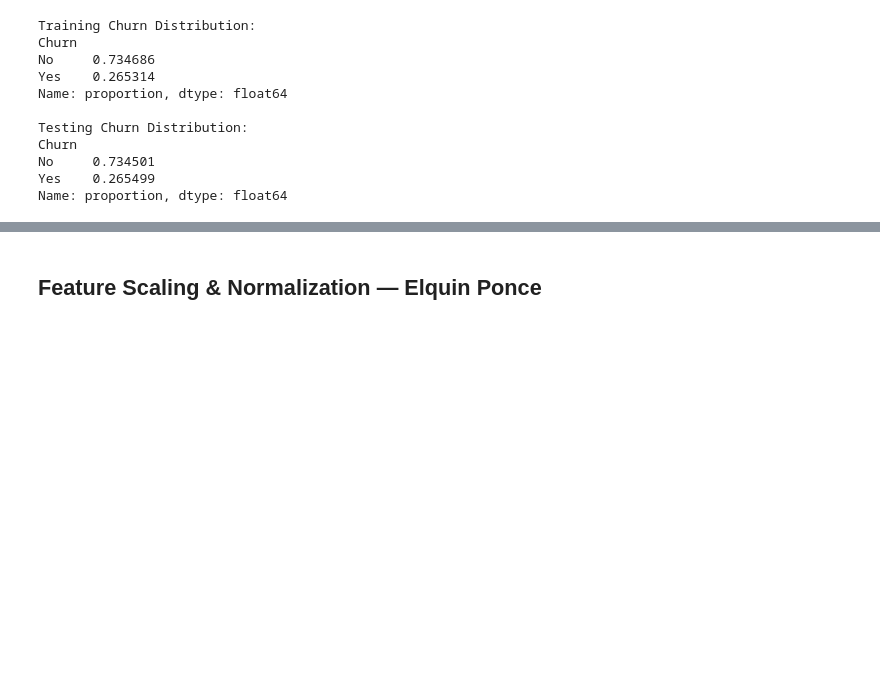
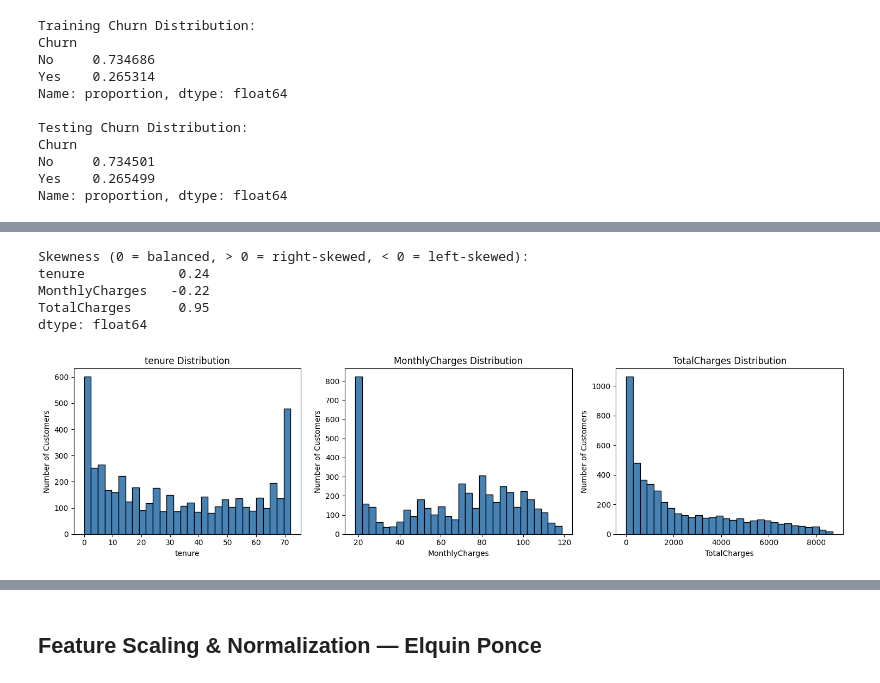
Before and after one commit to lenhofda/ML-Final-Project, a Jupyter notebook: Telecon_Customer_Churn_Project.ipynb, the cells around one changed output, grey strips where cells are left out. Cells and saved outputs as stored; diff of their text form; code cells hidden in the pictures; blank space fills up the shorter version.

```diff
--- a/Telecon_Customer_Churn_Project.ipynb
+++ b/Telecon_Customer_Churn_Project.ipynb
@@ -58,0 +87,8 @@ Name: proportion, dtype: float64
+# %%
+# Step 2: Summary statistics for numeric features
+# SeniorCitizen is only 0 or 1, so we treat it as a category.
+numeric_features = ["tenure", "MonthlyCharges", "TotalCharges"]
+
+# This shows the count, mean, standard deviation, minimum, quartiles, and maximum.
+print("Summary statistics (numeric features):")
+print(train_data[numeric_features].describe().round(2))
@@ -58,0 +169,22 @@ Name: proportion, dtype: float64
+# %%
+# Step 5: Distributions of numeric features
+# This shows the skewness of each column. Near 0 means balanced, above 0 means right-skewed.
+print("Skewness (0 = balanced, > 0 = right-skewed, < 0 = left-skewed):")
+print(train_data[numeric_features].skew().round(2))
+
+# This shows a histogram for each numeric column. dropna() skips the 7 missing TotalCharges values.
+fig, axes = plt.subplots(1, 3, figsize=(15, 4))
+for i, col in enumerate(numeric_features):
+    axes[i].hist(train_data[col].dropna(), bins=30, color="steelblue", edgecolor="black")
+    axes[i].set_title(f"{col} Distribution")
+    axes[i].set_xlabel(col)
+    axes[i].set_ylabel("Number of Customers")
+plt.tight_layout()
+plt.show()
+# %% [output]
+Skewness (0 = balanced, > 0 = right-skewed, < 0 = left-skewed):
+tenure            0.24
+MonthlyCharges   -0.22
+TotalCharges      0.95
+dtype: float64
+[figure, added]
```
Also changed, not shown: parts of 10 cells of this notebook.
